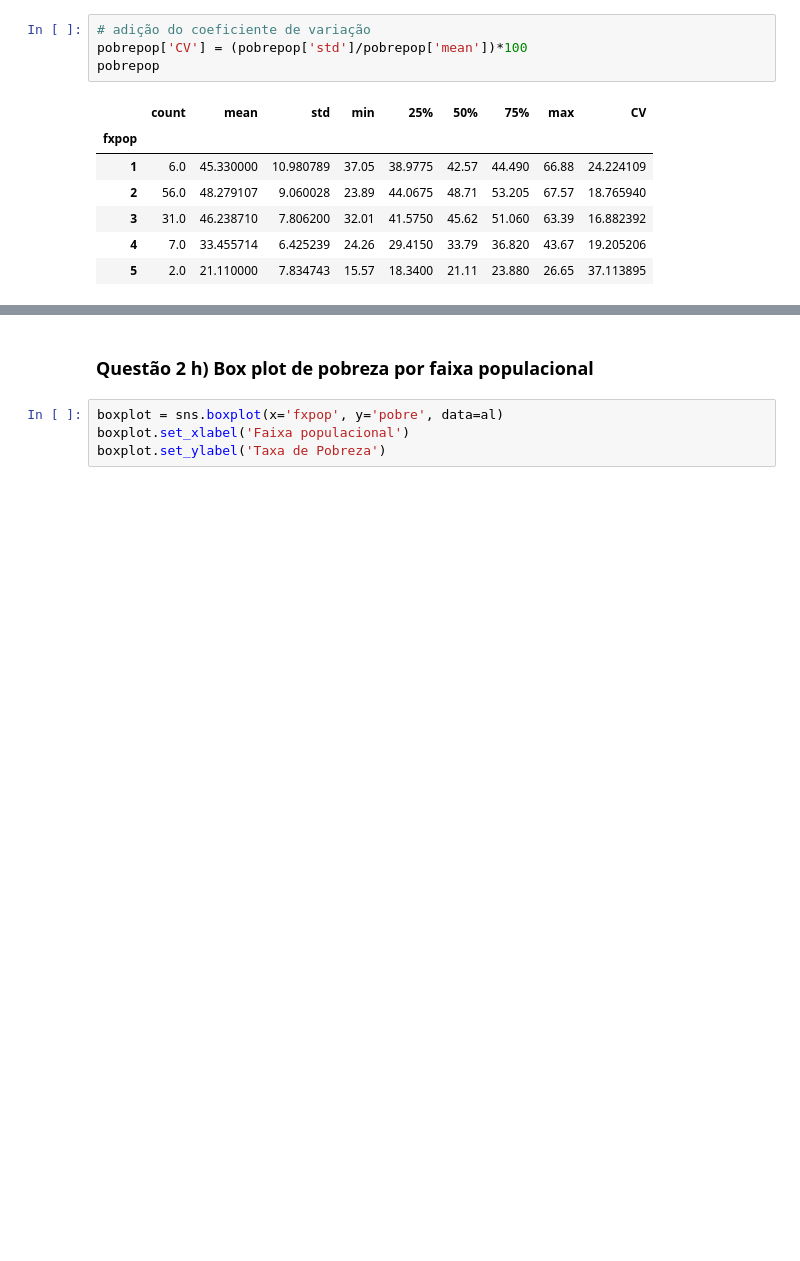
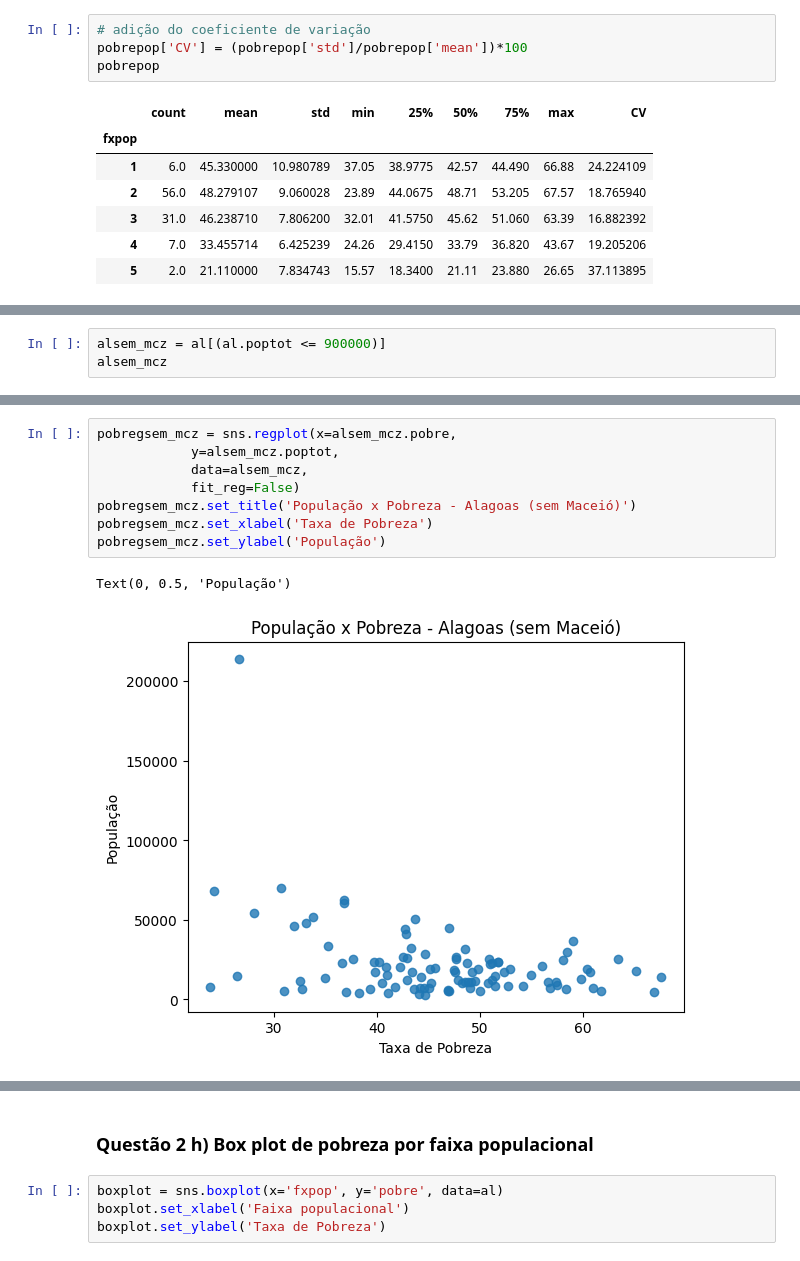
Before and after one commit to viniventur/Exercicio-Econometrico, a Jupyter notebook: Exe_Econometrico.ipynb, the cells around one changed output, grey strips where cells are left out. Saved outputs shown, nothing was run; the diff lists cells and outputs as text; blank space fills up the shorter version.

```diff
--- a/Exe_Econometrico.ipynb
+++ b/Exe_Econometrico.ipynb
@@ -655,0 +662,3 @@ Text(0, 0.5, 'Taxa de Pobreza')
+# %%
+alsem_mcz = al[(al.poptot <= 900000)]
+alsem_mcz
@@ -655,0 +679,11 @@ Text(0, 0.5, 'Taxa de Pobreza')
+# %%
+pobregsem_mcz = sns.regplot(x=alsem_mcz.pobre,
+            y=alsem_mcz.poptot,
+            data=alsem_mcz,
+            fit_reg=False)
+pobregsem_mcz.set_title('População x Pobreza - Alagoas (sem Maceió)')
+pobregsem_mcz.set_xlabel('Taxa de Pobreza')
+pobregsem_mcz.set_ylabel('População')
+# %% [output]
+Text(0, 0.5, 'População')
+[figure, added]
```
Also changed, not shown: parts of 15 cells of this notebook.
